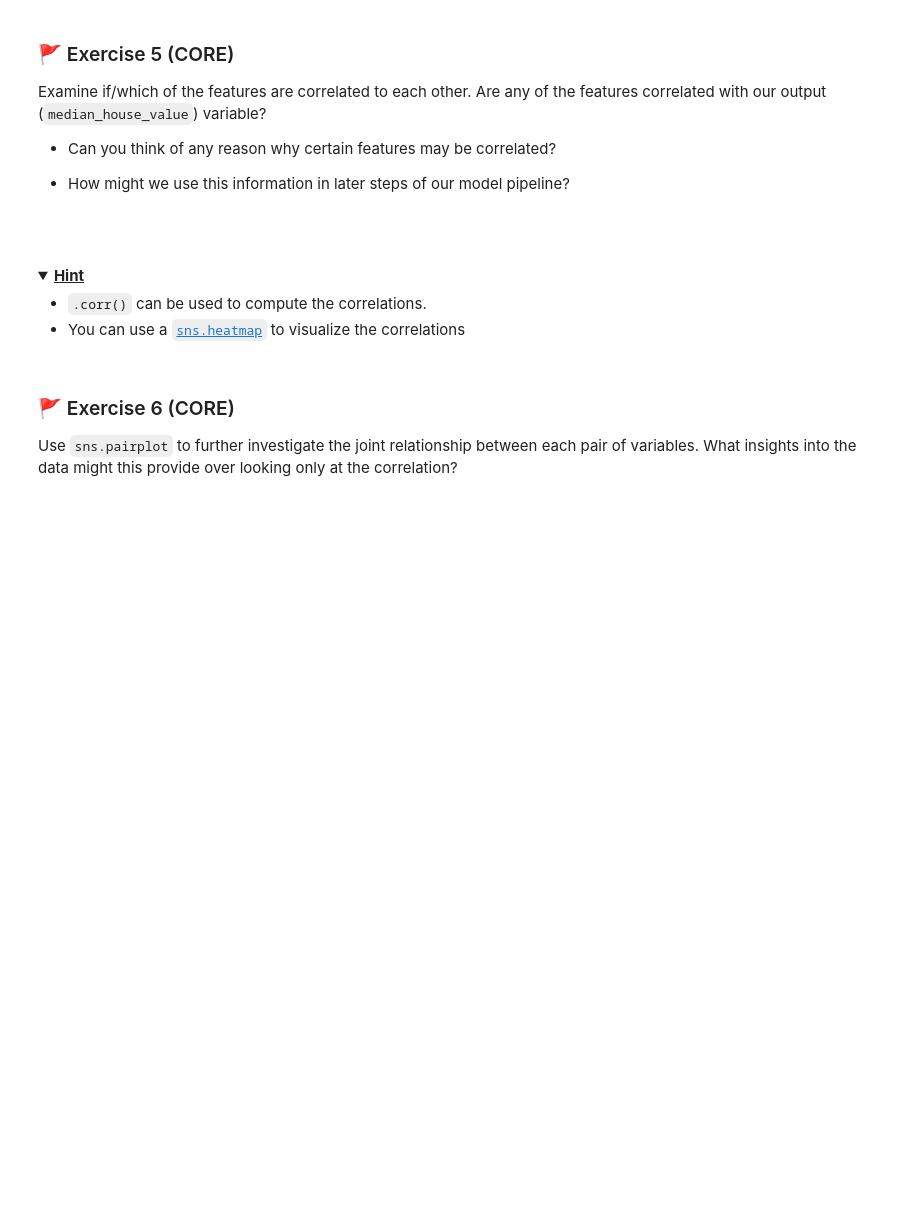
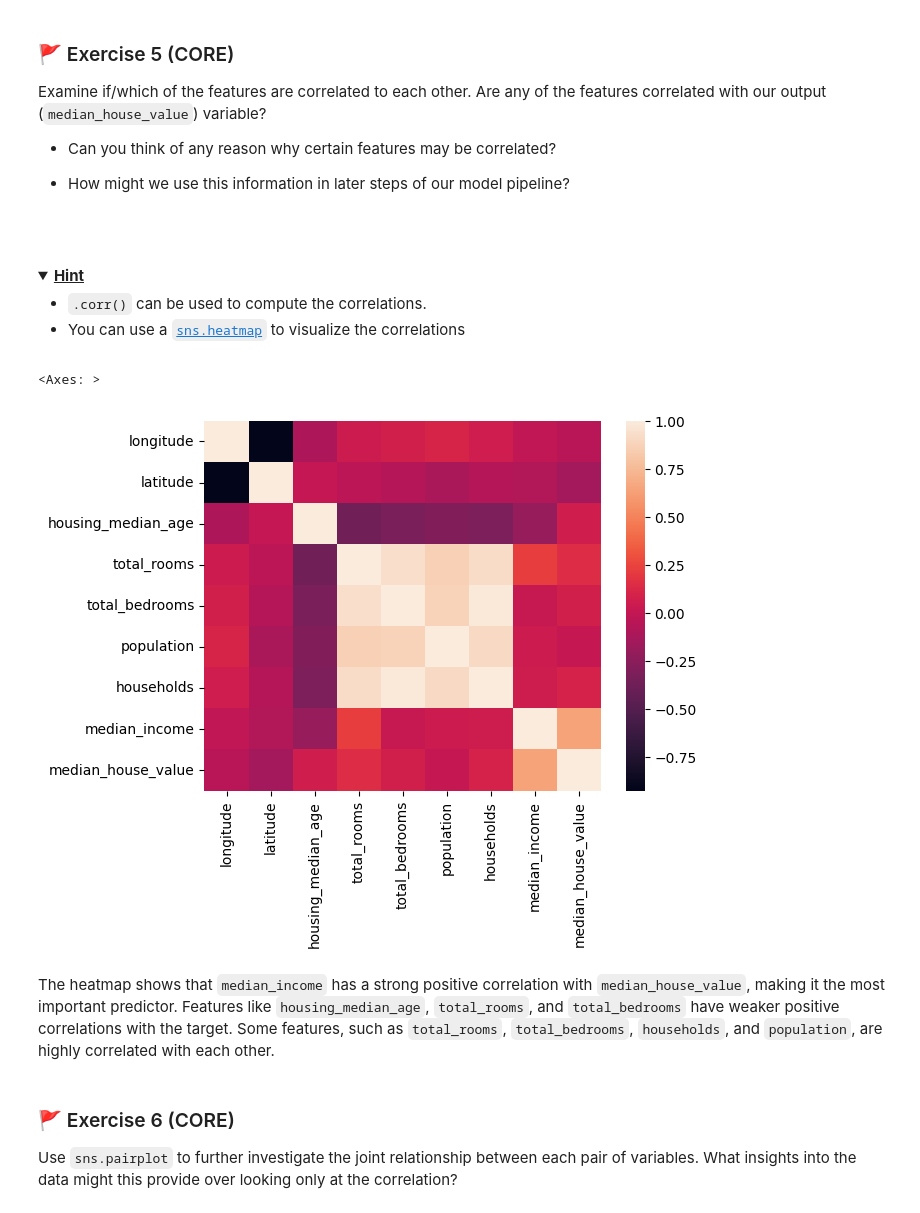
Before and after one commit to StefanoLema/MLPy_2025_week01, a Jupyter notebook: mlp_week01.ipynb, the cells around one changed output. Drawn from its saved outputs; the diff is of its cells as text; code cells hidden in the pictures; folded sections open; blank space fills up the shorter version.

```diff
--- a/mlp_week01.ipynb
+++ b/mlp_week01.ipynb
@@ -250,6 +277,14 @@ Examine if/which of the features are correlated to each other. Are any of the fe
 - You can use a [<code>sns.heatmap</code>](https://seaborn.pydata.org/generated/seaborn.heatmap.html) to visualize the correlations
 
 </details>
+# %%
+corr = housing.corr(numeric_only= 1)
+sns.heatmap(corr)
+# %% [output]
+<Axes: >
+[figure, added]
+# %% [markdown]
+The heatmap shows that `median_income` has a strong positive correlation with `median_house_value`, making it the most important predictor. Features like `housing_median_age`, `total_rooms`, and `total_bedrooms` have weaker positive correlations with the target. Some features, such as `total_rooms`, `total_bedrooms`, `households`, and `population`, are highly correlated with each other.
 # %% [markdown]
 ### 🚩 Exercise 6 (CORE)
 
```
Also changed, not shown: parts of 9 cells of this notebook.
